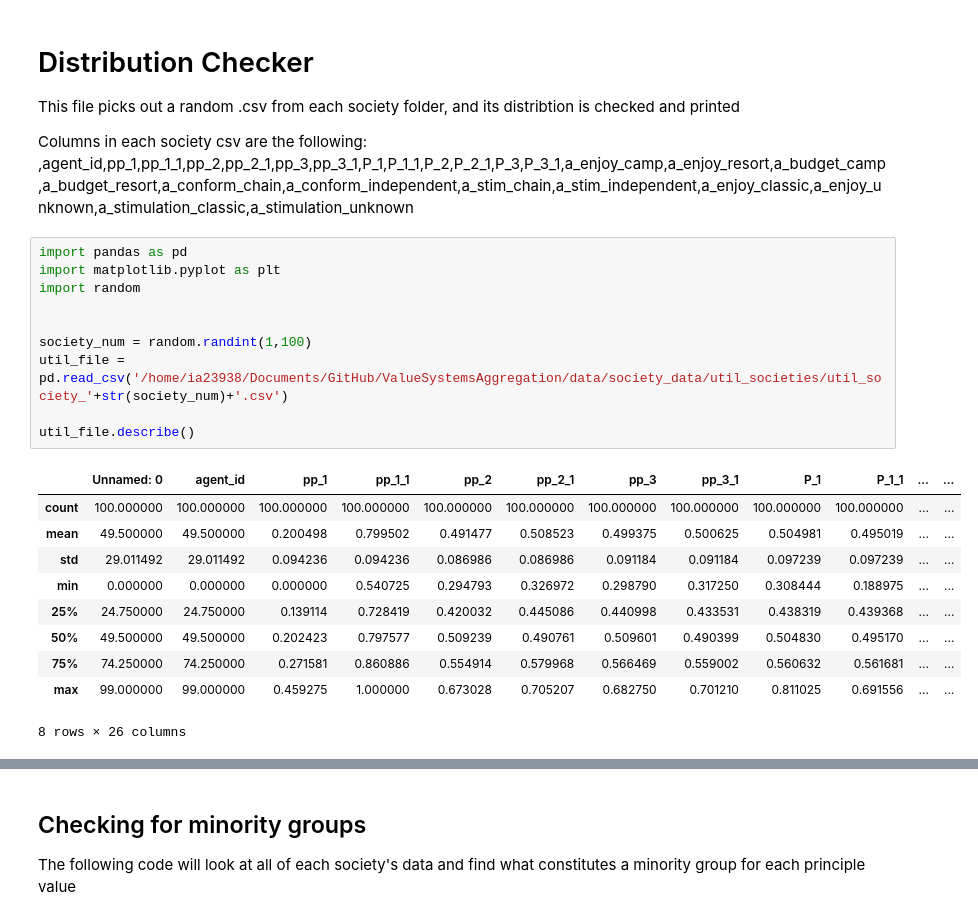
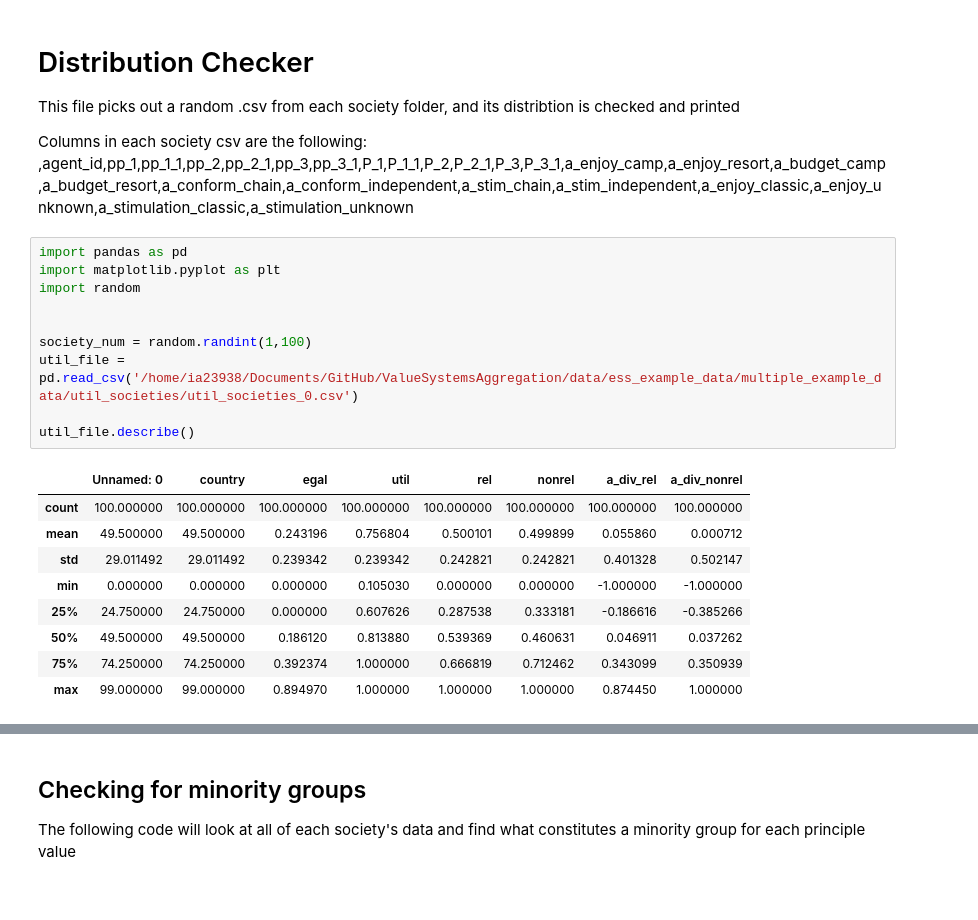
Before and after one commit to JosephTrevorrow/ValueSystemsAggregation, a Jupyter notebook: data/hpc_runs_society_data/distribution_checker.ipynb, the cells around one changed output, grey strips where cells are left out. Cells and saved outputs as stored; diff of their text form.

```diff
--- a/data/hpc_runs_society_data/distribution_checker.ipynb
+++ b/data/hpc_runs_society_data/distribution_checker.ipynb
@@ -6,22 +6,21 @@ Columns in each society csv are the following: ,agent_id,pp_1,pp_1_1,pp_2,pp_2_1
 # %%
 import pandas as pd
 import matplotlib.pyplot as plt
 import random
 
 
 society_num = random.randint(1,100)
-util_file = pd.read_csv('/home/ia23938/Documents/GitHub/ValueSystemsAggregation/data/society_data/util_societies/util_society_'+str(society_num)+'.csv')
+util_file = pd.read_csv('/home/ia23938/Documents/GitHub/ValueSystemsAggregation/data/ess_example_data/multiple_example_data/util_societies/util_societies_0.csv')
 
 util_file.describe()
 # %% [output]
-|  | Unnamed: 0 | agent_id | pp_1 | pp_1_1 | pp_2 | pp_2_1 | pp_3 | pp_3_1 | P_1 | P_1_1 | ... | ... |
-| count | 100.000000 | 100.000000 | 100.000000 | 100.000000 | 100.000000 | 100.000000 | 100.000000 | 100.000000 | 100.000000 | 100.000000 | ... | ... |
-| mean | 49.500000 | 49.500000 | 0.200498 | 0.799502 | 0.491477 | 0.508523 | 0.499375 | 0.500625 | 0.504981 | 0.495019 | ... | ... |
-| std | 29.011492 | 29.011492 | 0.094236 | 0.094236 | 0.086986 | 0.086986 | 0.091184 | 0.091184 | 0.097239 | 0.097239 | ... | ... |
-| min | 0.000000 | 0.000000 | 0.000000 | 0.540725 | 0.294793 | 0.326972 | 0.298790 | 0.317250 | 0.308444 | 0.188975 | ... | ... |
-| 25% | 24.750000 | 24.750000 | 0.139114 | 0.728419 | 0.420032 | 0.445086 | 0.440998 | 0.433531 | 0.438319 | 0.439368 | ... | ... |
-| 50% | 49.500000 | 49.500000 | 0.202423 | 0.797577 | 0.509239 | 0.490761 | 0.509601 | 0.490399 | 0.504830 | 0.495170 | ... | ... |
-| 75% | 74.250000 | 74.250000 | 0.271581 | 0.860886 | 0.554914 | 0.579968 | 0.566469 | 0.559002 | 0.560632 | 0.561681 | ... | ... |
-| max | 99.000000 | 99.000000 | 0.459275 | 1.000000 | 0.673028 | 0.705207 | 0.682750 | 0.701210 | 0.811025 | 0.691556 | ... | ... |
+|  | Unnamed: 0 | country | egal | util | rel | nonrel | a_div_rel | a_div_nonrel |
+| count | 100.000000 | 100.000000 | 100.000000 | 100.000000 | 100.000000 | 100.000000 | 100.000000 | 100.000000 |
+| mean | 49.500000 | 49.500000 | 0.243196 | 0.756804 | 0.500101 | 0.499899 | 0.055860 | 0.000712 |
+| std | 29.011492 | 29.011492 | 0.239342 | 0.239342 | 0.242821 | 0.242821 | 0.401328 | 0.502147 |
+| min | 0.000000 | 0.000000 | 0.000000 | 0.105030 | 0.000000 | 0.000000 | -1.000000 | -1.000000 |
+| 25% | 24.750000 | 24.750000 | 0.000000 | 0.607626 | 0.287538 | 0.333181 | -0.186616 | -0.385266 |
+| 50% | 49.500000 | 49.500000 | 0.186120 | 0.813880 | 0.539369 | 0.460631 | 0.046911 | 0.037262 |
+| 75% | 74.250000 | 74.250000 | 0.392374 | 1.000000 | 0.666819 | 0.712462 | 0.343099 | 0.350939 |
+| max | 99.000000 | 99.000000 | 0.894970 | 1.000000 | 1.000000 | 1.000000 | 0.874450 | 1.000000 |
-8 rows × 26 columns
 # %%
```
Also changed, not shown: parts of 4 cells of this notebook, 2 other files.
